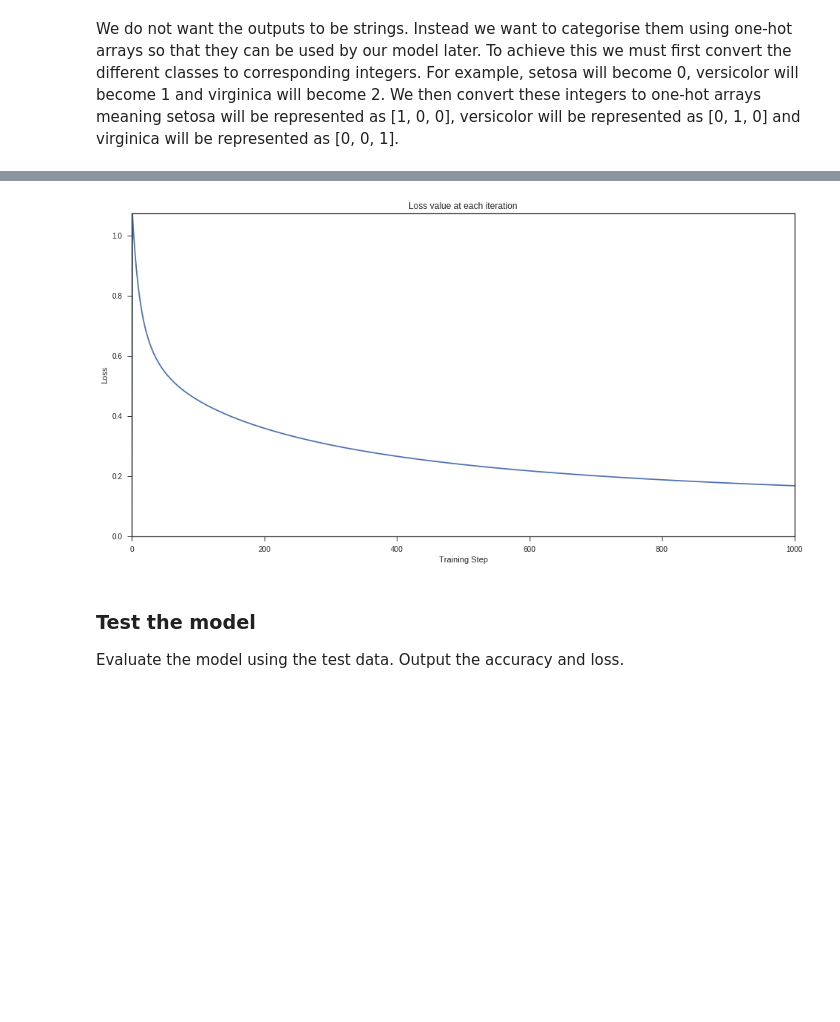
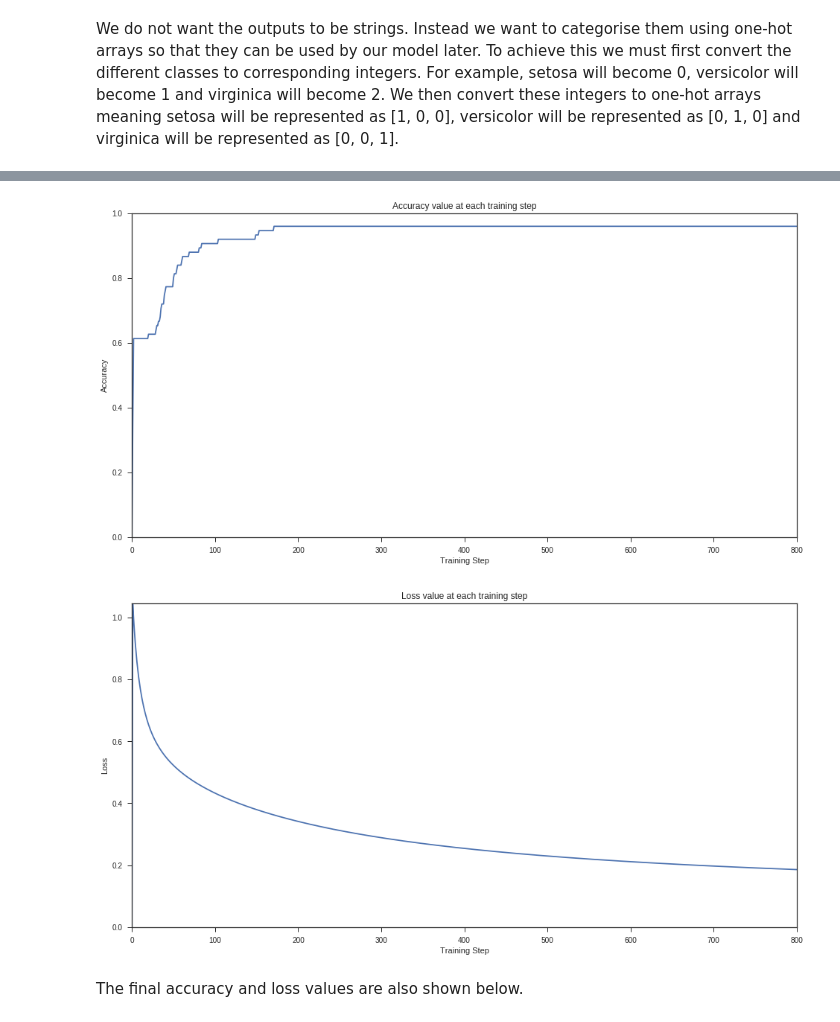
Before and after one commit to KeithWilliamsGMIT/Emerging-Technologies-Tensorflow, a Jupyter notebook: tensorflow.ipynb, the cells around one changed output, grey strips where cells are left out. Saved outputs shown, nothing was run; the diff lists cells and outputs as text; code cells hidden in the pictures; blank space fills up the shorter version.

Commit message:
Plot model accuracy and explained TensorFlow in introduction.

```diff
--- a/tensorflow.ipynb
+++ b/tensorflow.ipynb
@@ -90 +98,4 @@ training_epochs = 1000
+# %%
+training_epochs = 800
+learning_rate = 0.08
 # %% [markdown]
@@ -106,11 +126,15 @@ sess = tf.Session()
 init = tf.global_variables_initializer()
 sess.run(init)
 
+accuracy_history = np.empty(shape=[1], dtype=float)
 loss_history = np.empty(shape=[1], dtype=float)
 
 # Train the model multiple times.
 for _ in range(training_epochs):
     sess.run(train_step, feed_dict={x: inputs_train, y_: outputs_train})
 
+    # Save accuracy history.
+    accuracy_history = np.append(accuracy_history, sess.run(accuracy, feed_dict={x: inputs_test, y_: outputs_test}))
+
     # Save lost value.
     loss_history = np.append(loss_history, sess.run(cross_entropy, feed_dict={x: inputs_test, y_: outputs_test}))
@@ -119,17 +144,26 @@ Plot the loss history gathered above. This plot is useful when adjusting both th
 # %%
 # This sets the default plot size to be bigger.
 plt.rcParams['figure.figsize'] = (16.0, 8.0)
 
 # Adapted from https://aqibsaeed.github.io/2016-07-07-TensorflowLR/
+# Plot accuracy values.
+plt.plot(range(len(accuracy_history)), accuracy_history)
+plt.axis([0, training_epochs, 0, 1])
+plt.xlabel('Training Step')
+plt.ylabel('Accuracy')
+plt.title('Accuracy value at each training step')
+plt.show()
+
+# Plot loss values.
 plt.plot(range(len(loss_history)), loss_history)
 plt.axis([0, training_epochs, 0, np.max(loss_history)])
 plt.xlabel('Training Step')
 plt.ylabel('Loss')
-plt.title('Loss value at each iteration')
+plt.title('Loss value at each training step')
 plt.show()
 # %% [output]
-[figure, old version]
+[figure, new version]
+[figure, added]
-# %% [markdown]
-### Test the model
-Evaluate the model using the test data. Output the accuracy and loss.
+# %% [markdown]
+The final accuracy and loss values are also shown below.
 # %%
```
Also changed, not shown: parts of 19 cells of this notebook.
